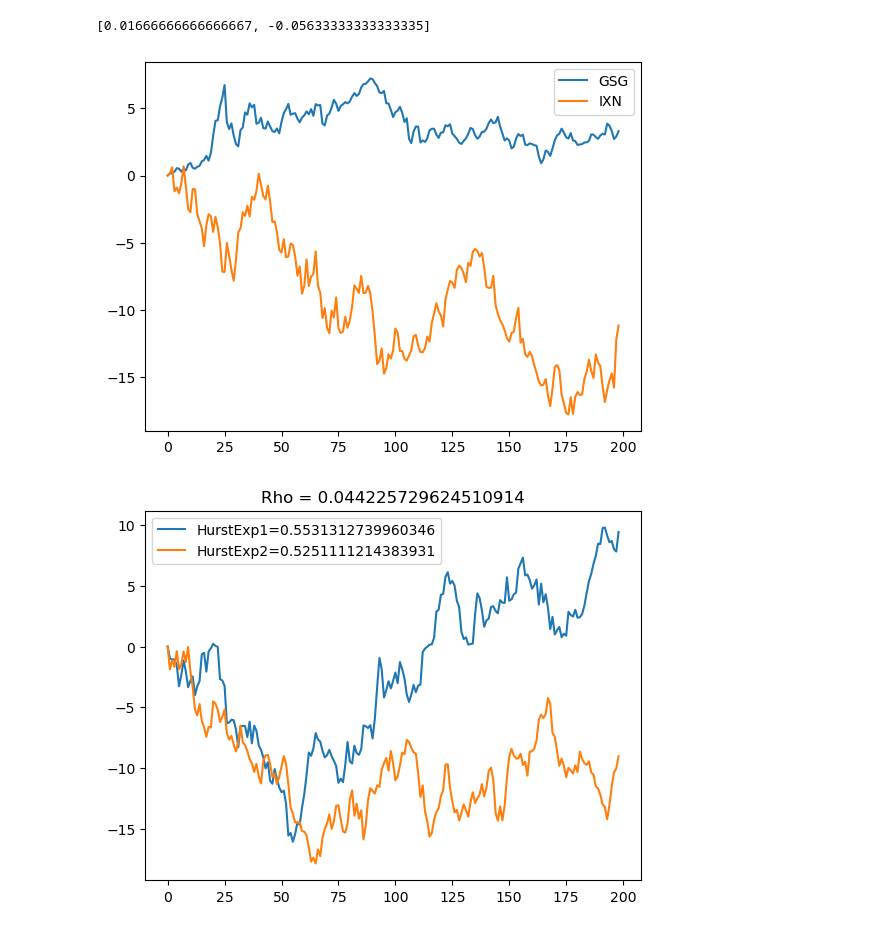
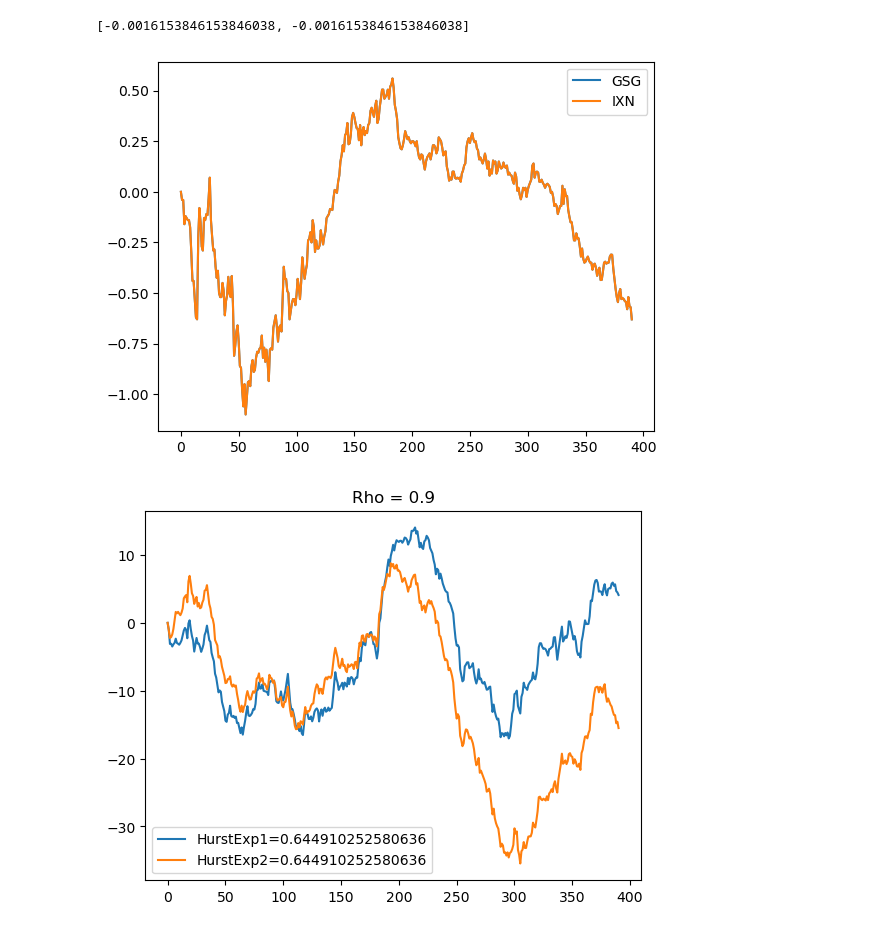
Before and after one commit to regimelab/notebooks, a Jupyter notebook: fractional_brownian_motion.ipynb, the cells around one changed output. Cells and saved outputs as stored; diff of their text form; code cells hidden in the pictures.

```diff
--- a/fractional_brownian_motion.ipynb
+++ b/fractional_brownian_motion.ipynb
@@ -50,62 +50,58 @@ class FBm():
         H = m
         return H
 # %%
-m6 = pd.read_csv('./data/assets_m6.csv')
-m6_assets = pd.DataFrame()
+import pandas as pd
+tlt = pd.read_csv('./data/TLT_sample.csv')
+tlt['marketClose'] = tlt['marketClose']
 
-m6_subset = pd.DataFrame()
-for sym in ['GSG','IXN']:
-    m6_subset[sym] = m6[m6['symbol'] == sym]['price'].values
-
-mean0 = m6_subset['GSG'].diff().dropna().mean()
-mean1 = m6_subset['IXN'].diff().dropna().mean()
-rho = np.corrcoef(m6_subset['GSG'].diff().dropna(), m6_subset['IXN'].diff().dropna())[0][1]
+mean0 = np.mean(np.diff(tlt['marketClose']))
+mean1 = np.mean(np.diff(tlt['marketClose']))
+rho = 0.9
 
 print([mean0, mean1])
 
 fbm = FBm()
-H1 = fbm.hurst(m6_subset['GSG'].diff().dropna().values)
-H2 = fbm.hurst(m6_subset['IXN'].diff().dropna().values)
+H1 = fbm.hurst(np.diff(tlt['marketClose']))
+H2 = fbm.hurst(np.diff(tlt['marketClose']))
 
-size = len(m6_subset) - 1
+size = len(tlt) - 1
 
 ts = fbm.generate_gaussian_fBm(H1, H2, rho, size, [mean0, mean1])
-#ts = fBms #+ constant
 
-plt.plot(m6_subset['GSG'] - m6_subset['GSG'].values[0], label=f"GSG")
-plt.plot(m6_subset['IXN'] - m6_subset['IXN'].values[0], label=f"IXN")
+plt.plot(tlt['marketClose'] - tlt['marketClose'][0], label=f"GSG")
+plt.plot(tlt['marketClose'] - tlt['marketClose'][0], label=f"IXN")
 plt.legend()
 plt.show()
 
 plt.plot(ts[0], label=f"HurstExp1={H1}")
 plt.plot(ts[1], label=f"HurstExp2={H2}")
 plt.title(f"Rho = {rho}")
 plt.legend()
 plt.show()
 
 autocorr_df = pd.DataFrame()
 autocorr_df['decay_0'] = np.diff(ts[0])
 autocorr_df['decay_1'] = np.diff(ts[1])
 decay_func = lambda S, _range: [S.apply(abs).autocorr(lag=Lag) for Lag in _range]
 
 sns.lineplot(data=decay_func(autocorr_df['decay_0'], range(0, 30)), label='autocorr_0', marker='o')
 sns.lineplot(data=decay_func(autocorr_df['decay_1'], range(0, 30)), label='autocorr_1', marker='o')
 plt.xlabel('Lag')
 plt.ylabel('corr')
 plt.show()
 
 three_df = pd.DataFrame()
 three_df['x'] = np.diff(ts[0])
 three_df['y'] = np.diff(ts[1])
 three_df['z'] = range(size)
 
 orig_three_df = pd.DataFrame()
-orig_three_df['x'] = m6_subset['GSG'].diff().dropna().values
-orig_three_df['y'] = m6_subset['IXN'].diff().dropna().values
-orig_three_df['z'] = range(len(m6_subset)-1)
+orig_three_df['x'] = np.diff(tlt['marketClose']) #m6_subset['GSG'].diff().dropna().values
+orig_three_df['y'] = np.diff(tlt['marketClose']) #m6_subset['IXN'].diff().dropna().values
+orig_three_df['z'] = range(len(tlt)-1)
 
 compare_3d(orig_three_df, three_df)
 # %% [output]
-[0.01666666666666667, -0.05633333333333335]
+[-0.0016153846153846038, -0.0016153846153846038]
-[figure, old version]
+[figure, new version]
-[figure, old version]
+[figure, new version]
```
Also changed, not shown: parts of 1 cell of this notebook.
